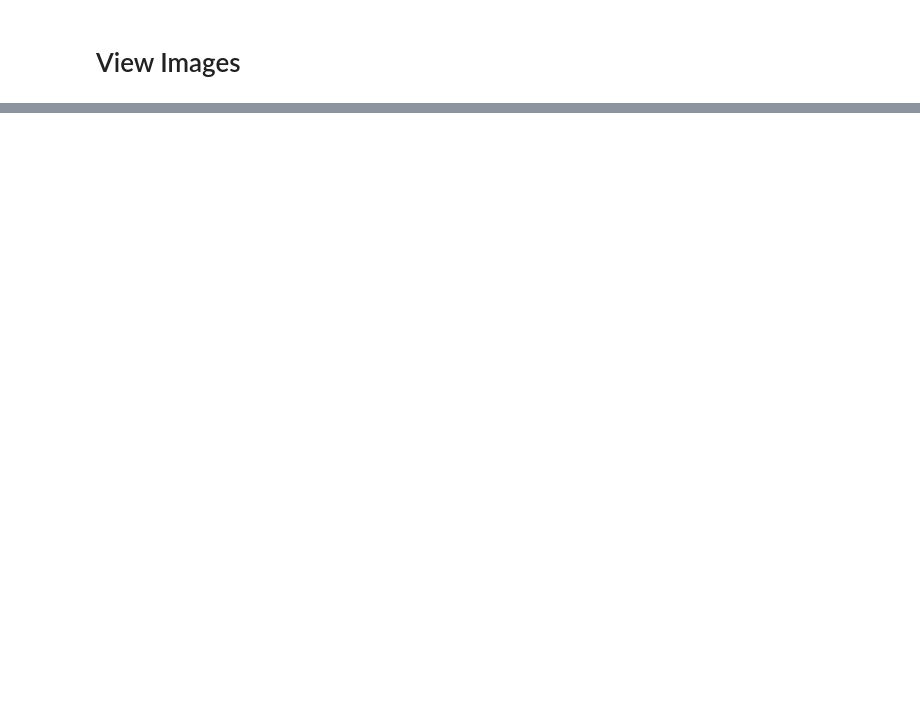
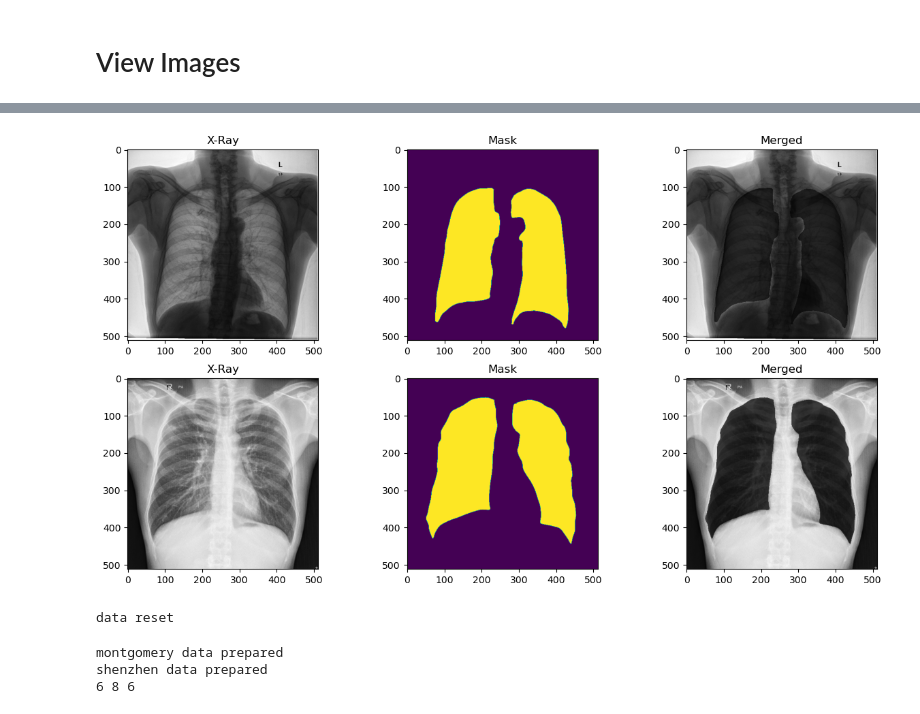
Before and after one commit to schraj/lung-image-segmentation, a Jupyter notebook: u-net-lung-segmentation-tutorial.ipynb, the cells around one changed output, grey strips where cells are left out. Cells and saved outputs as stored; diff of their text form; code cells hidden in the pictures; blank space fills up the shorter version.

```diff
--- a/u-net-lung-segmentation-tutorial.ipynb
+++ b/u-net-lung-segmentation-tutorial.ipynb
@@ -22,0 +15,16 @@ mask_files = glob(os.path.join(SEGMENTATION_MASK_DIR, "*.png"))
+# %%
+from src.visualization.output import show_sample_shenszhen_image
+
+show_sample_shenszhen_image()
+# %% [output]
+[figure, added]
+# %%
+from src.processor import Processor
+
+processor = Processor()
+processor.run()
+# %% [output]
+data reset
+montgomery data prepared
+shenzhen data prepared
+6 8 6
```
Also changed, not shown: parts of 6 cells of this notebook, 16 other files.
